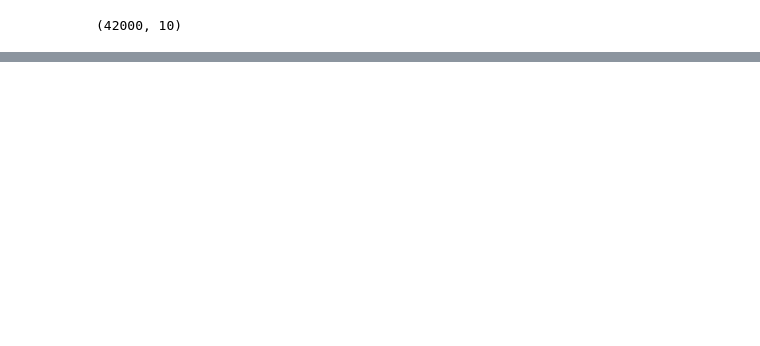
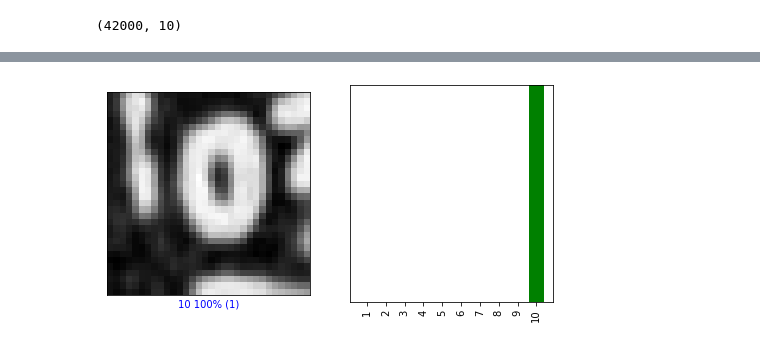
Before and after one commit to GreatLearningAIML1/pune-july19-batch-pathak22ankur, a Jupyter notebook: INNDL_R6_Project2.ipynb, the cells around one changed output, grey strips where cells are left out. Drawn from its saved outputs; the diff is of its cells as text; code cells hidden in the pictures; blank space fills up the shorter version.

```diff
--- a/INNDL_R6_Project2.ipynb
+++ b/INNDL_R6_Project2.ipynb
@@ -428,0 +462,37 @@ plt.show()
+# %%
+predictions4 = model4.predict(X_test)
+
+def plot_image4(i, predictions_array, true_label, img):
+  predictions_array, true_label, img = predictions_array, true_label[i], img[i]
+  plt.grid(False)
+  plt.xticks([])
+  plt.yticks([])
+
+  plt.imshow(img, cmap=plt.cm.binary)
+
+  predicted_label = np.argmax(predictions_array)
+
+  plt.xlabel("{} {:2.0f}% ({})".format(class_names[predicted_label],
+                                100*np.max(predictions_array),
+                                class_names[true_label]),
+                                color='blue')
+
+def plot_value_array4(i, predictions_array, true_label):
+  predictions_array, true_label = predictions_array, true_label[i]
+  plt.grid(False)
+  plt.xticks(range(10), class_names, rotation=90)
+  plt.yticks([])
+  thisplot = plt.bar(range(10), predictions_array, color='green')
+  plt.ylim([0, 1])
+  predicted_label = np.argmax(predictions_array)
+# %%
+#Replace value of i with other index to check other product
+i = 5
+plt.figure(figsize=(8,4))
+plt.subplot(1,2,1)
+plot_image4(i, predictions4[i], y_train, X_train)
+plt.subplot(1,2,2)
+plot_value_array4(i, predictions4[i],  y_train)
+plt.show()
+# %% [output]
+[figure, added]
```
Also changed, not shown: parts of 34 cells of this notebook.
